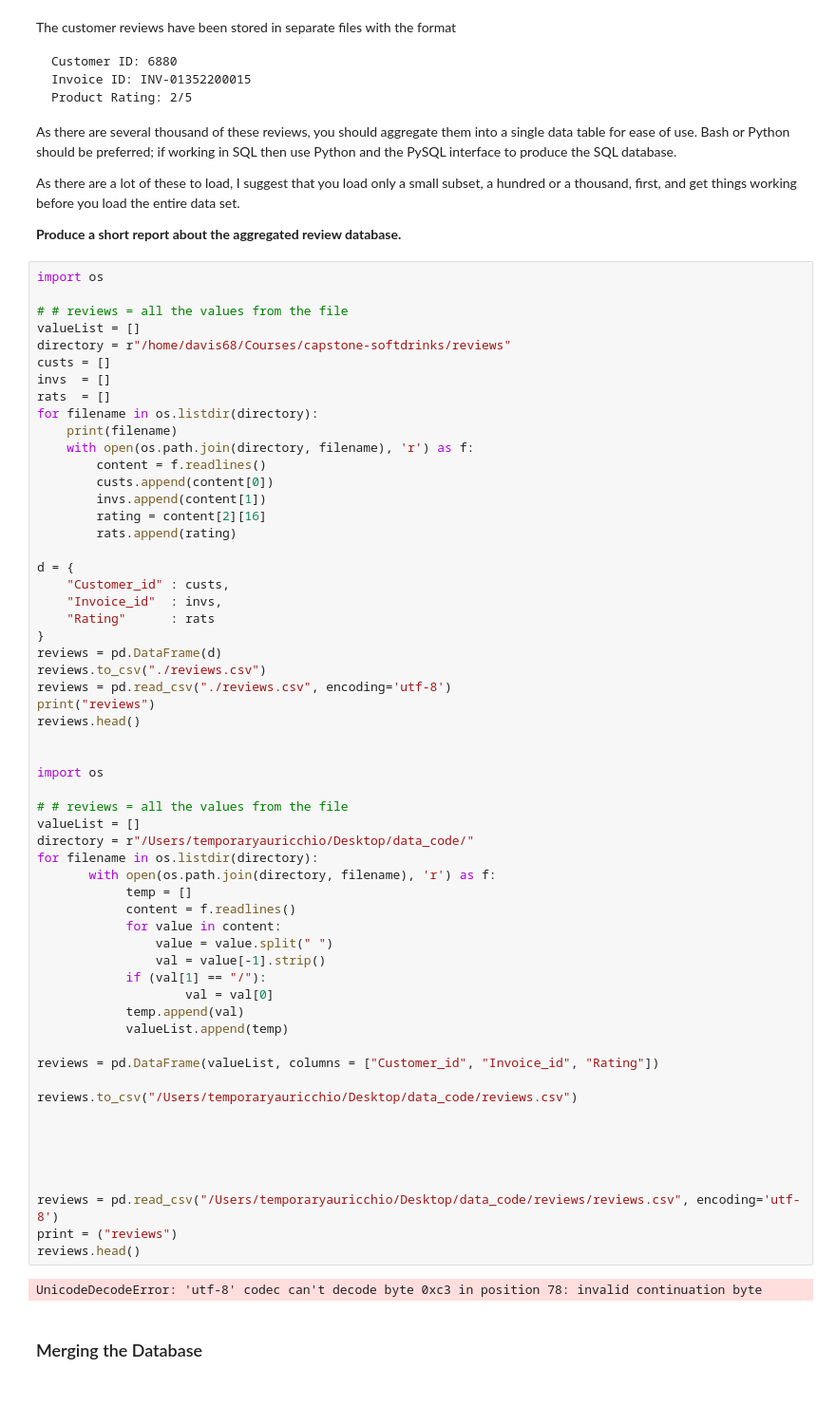
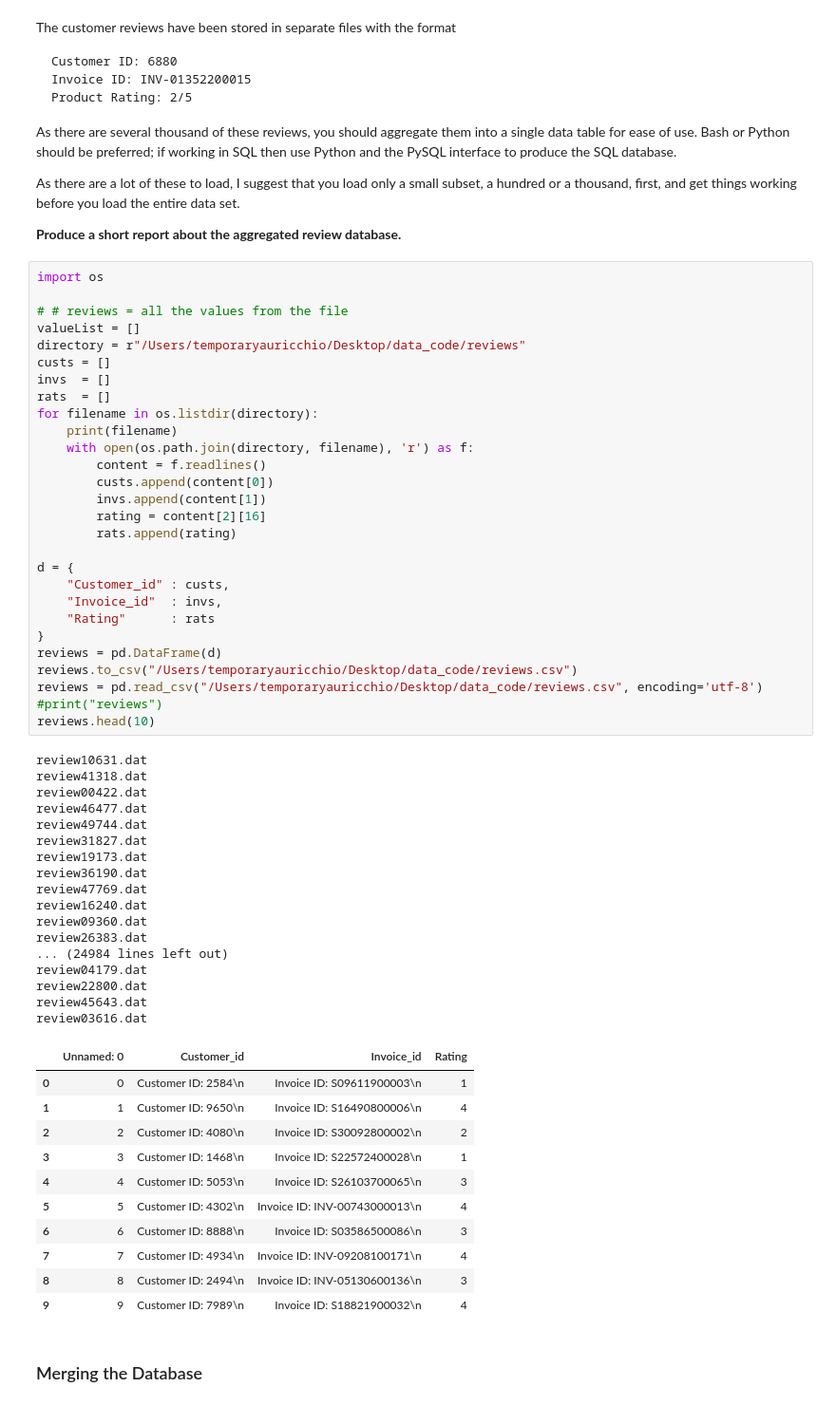
Before and after one commit to gioauricchio/Team-Four-Capstone-Project, a Jupyter notebook: Desktop/data_code/Capstone_Project.ipynb, the cells around one changed output. Shown at 95% size. Drawn from its saved outputs; the diff is of its cells as text.

```diff
--- a/Desktop/data_code/Capstone_Project.ipynb
+++ b/Desktop/data_code/Capstone_Project.ipynb
@@ -82,63 +77,60 @@ As there are a lot of these to load, I suggest that you load only a small subset
 # %%
 import os
 
 # # reviews = all the values from the file
 valueList = []
-directory = r"/home/davis68/Courses/capstone-softdrinks/reviews"
+directory = r"/Users/temporaryauricchio/Desktop/data_code/reviews"
 custs = []
 invs  = []
 rats  = []
 for filename in os.listdir(directory):
     print(filename)
     with open(os.path.join(directory, filename), 'r') as f:
         content = f.readlines()
         custs.append(content[0])
         invs.append(content[1])
         rating = content[2][16]
         rats.append(rating)
 
 d = {
     "Customer_id" : custs,
     "Invoice_id"  : invs,
     "Rating"      : rats
 }
 reviews = pd.DataFrame(d)
-reviews.to_csv("./reviews.csv")
-reviews = pd.read_csv("./reviews.csv", encoding='utf-8')
-print("reviews")
-reviews.head()
-
-
-import os
-
-# # reviews = all the values from the file
-valueList = []
-directory = r"/Users/temporaryauricchio/Desktop/data_code/"
-for filename in os.listdir(directory):
-       with open(os.path.join(directory, filename), 'r') as f:
-            temp = []
-            content = f.readlines()
-            for value in content:
-                value = value.split(" ")
-                val = value[-1].strip()
-            if (val[1] == "/"):
-                    val = val[0]
-            temp.append(val)
-            valueList.append(temp)
-
-reviews = pd.DataFrame(valueList, columns = ["Customer_id", "Invoice_id", "Rating"])
-
 reviews.to_csv("/Users/temporaryauricchio/Desktop/data_code/reviews.csv")
-
-
-
-
-
-reviews = pd.read_csv("/Users/temporaryauricchio/Desktop/data_code/reviews/reviews.csv", encoding='utf-8')
-print = ("reviews")
-reviews.head()
+reviews = pd.read_csv("/Users/temporaryauricchio/Desktop/data_code/reviews.csv", encoding='utf-8')
+#print("reviews")
+reviews.head(10)
 # %% [output]
-UnicodeDecodeError: 'utf-8' codec can't decode byte 0xc3 in position 78: invalid continuation byte
+review10631.dat
+review41318.dat
+review00422.dat
+review46477.dat
+review49744.dat
+review31827.dat
+review19173.dat
+review36190.dat
+review47769.dat
+review16240.dat
+review09360.dat
+review26383.dat
+... (24984 lines left out)
+review04179.dat
+review22800.dat
+review45643.dat
+review03616.dat
+|  | Unnamed: 0 | Customer_id | Invoice_id | Rating |
+| 0 | 0 | Customer ID: 2584\n | Invoice ID: S09611900003\n | 1 |
+| 1 | 1 | Customer ID: 9650\n | Invoice ID: S16490800006\n | 4 |
+| 2 | 2 | Customer ID: 4080\n | Invoice ID: S30092800002\n | 2 |
+| 3 | 3 | Customer ID: 1468\n | Invoice ID: S22572400028\n | 1 |
+| 4 | 4 | Customer ID: 5053\n | Invoice ID: S26103700065\n | 3 |
+| 5 | 5 | Customer ID: 4302\n | Invoice ID: INV-00743000013\n | 4 |
+| 6 | 6 | Customer ID: 8888\n | Invoice ID: S03586500086\n | 3 |
+| 7 | 7 | Customer ID: 4934\n | Invoice ID: INV-09208100171\n | 4 |
+| 8 | 8 | Customer ID: 2494\n | Invoice ID: INV-05130600136\n | 3 |
+| 9 | 9 | Customer ID: 7989\n | Invoice ID: S18821900032\n | 4 |
 # %% [markdown]
 ### Merging the Database
 # %% [markdown]
```
Also changed, not shown: parts of 2 cells of this notebook.
